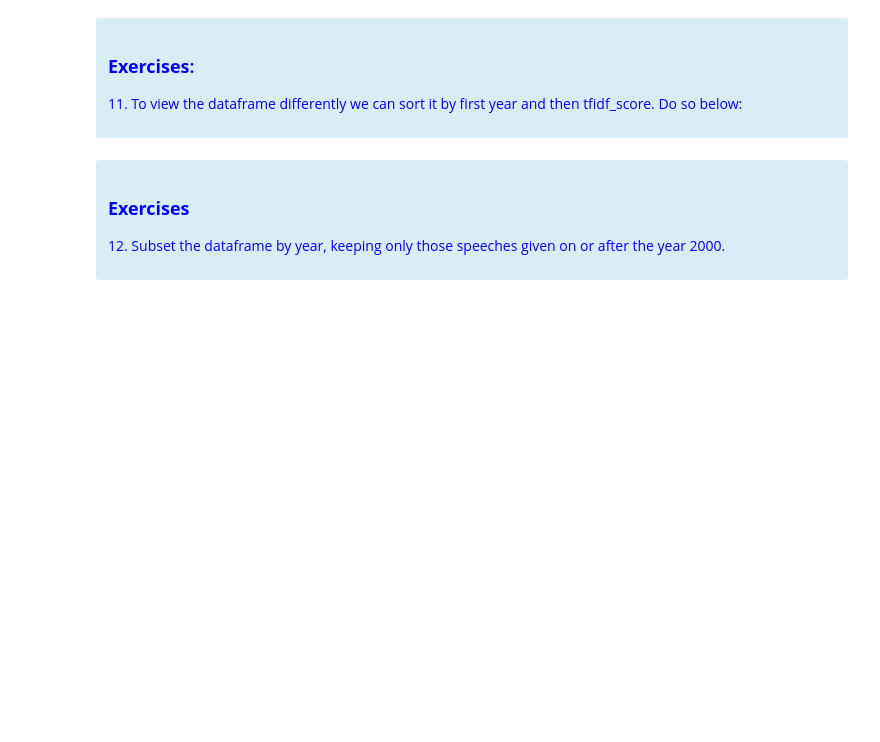
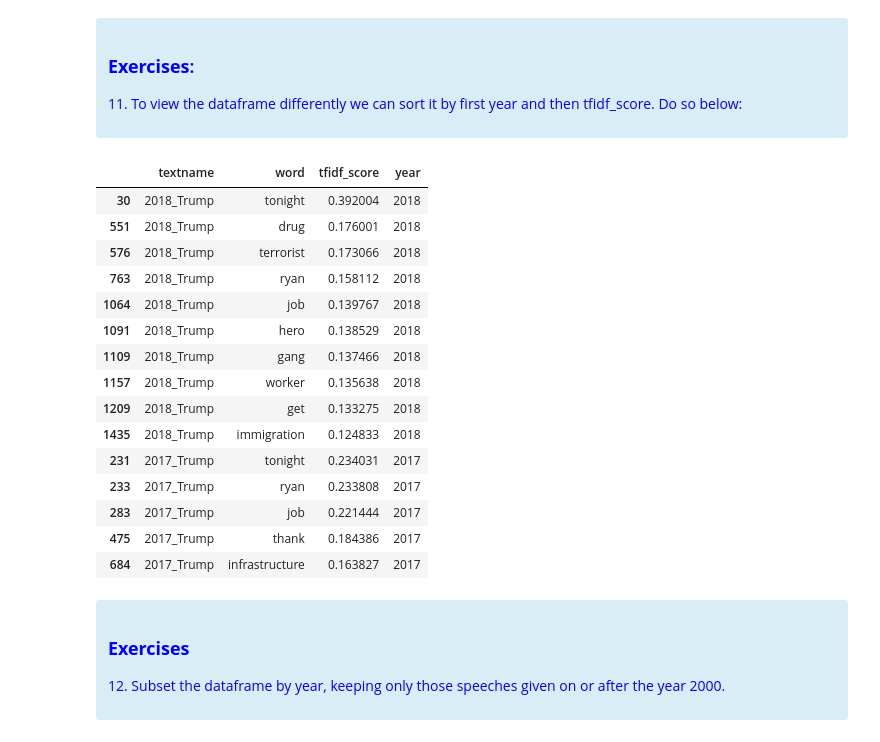
Before and after one commit to Dartmouth-Libraries/py-essentials_ws, a Jupyter notebook: lessons/04_text-analysis/code/03_tfidf.ipynb, the cells around one changed output. Drawn from its saved outputs; the diff is of its cells as text; code cells hidden in the pictures; blank space fills up the shorter version.

```diff
--- a/lessons/04_text-analysis/code/03_tfidf.ipynb
+++ b/lessons/04_text-analysis/code/03_tfidf.ipynb
@@ -218,9 +323,26 @@ longdf_sub.head(20)
     <p>11. To view the dataframe differently we can sort it by first year and then tfidf_score. Do so below:</p>
 </div>
 # %%
-longdf_sub['year'] = longdf_sub['textname'].str[-4:].astype(int)
+longdf_sub['year'] = longdf_sub['textname'].str[: 4].astype(int)
 longdf_sub = longdf_sub.sort_values(by = ["year", "tfidf_score"], ascending = [False, False])
 longdf_sub.head(15)
+# %% [output]
+|  | textname | word | tfidf_score | year |
+| 30 | 2018_Trump | tonight | 0.392004 | 2018 |
+| 551 | 2018_Trump | drug | 0.176001 | 2018 |
+| 576 | 2018_Trump | terrorist | 0.173066 | 2018 |
+| 763 | 2018_Trump | ryan | 0.158112 | 2018 |
+| 1064 | 2018_Trump | job | 0.139767 | 2018 |
+| 1091 | 2018_Trump | hero | 0.138529 | 2018 |
+| 1109 | 2018_Trump | gang | 0.137466 | 2018 |
+| 1157 | 2018_Trump | worker | 0.135638 | 2018 |
+| 1209 | 2018_Trump | get | 0.133275 | 2018 |
+| 1435 | 2018_Trump | immigration | 0.124833 | 2018 |
+| 231 | 2017_Trump | tonight | 0.234031 | 2017 |
+| 233 | 2017_Trump | ryan | 0.233808 | 2017 |
+| 283 | 2017_Trump | job | 0.221444 | 2017 |
+| 475 | 2017_Trump | thank | 0.184386 | 2017 |
+| 684 | 2017_Trump | infrastructure | 0.163827 | 2017 |
 # %% [markdown]
 <div class="alert alert-info" role="alert" style="color:blue">
     <h3><b>Exercises</b></h3>
```
Also changed, not shown: parts of 14 cells of this notebook, 1 other file.
